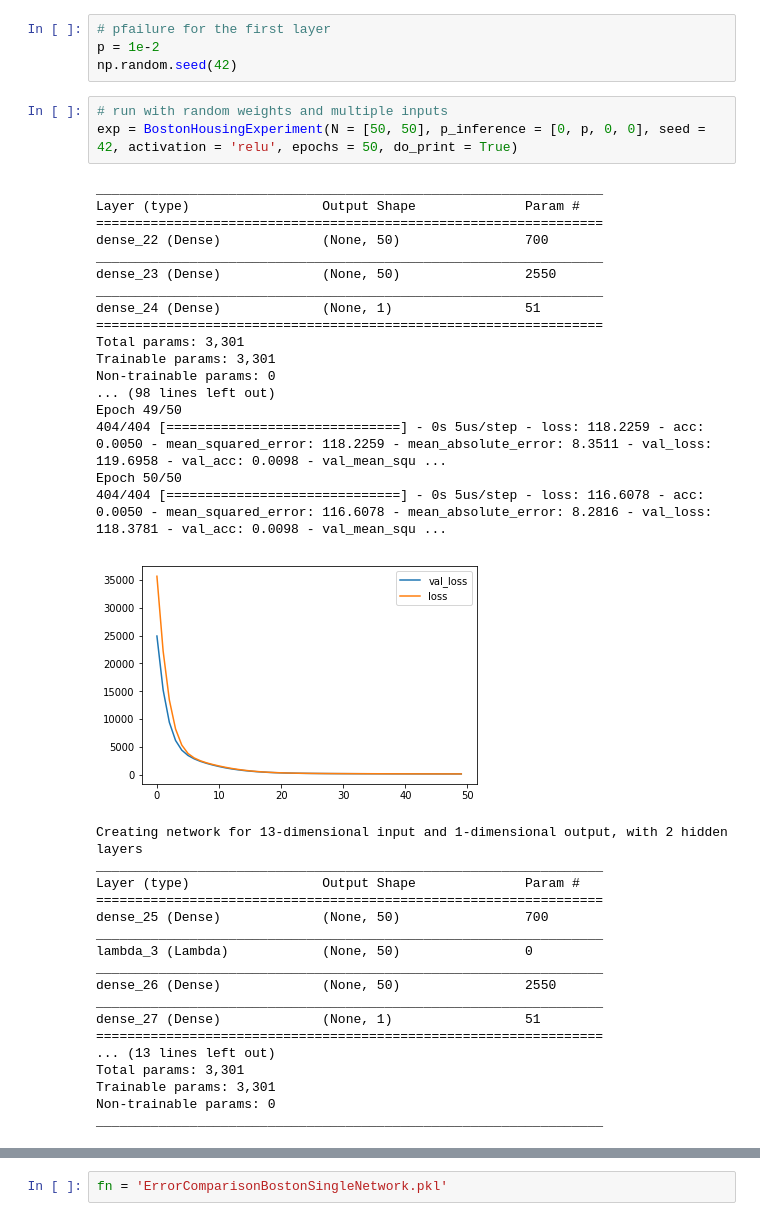
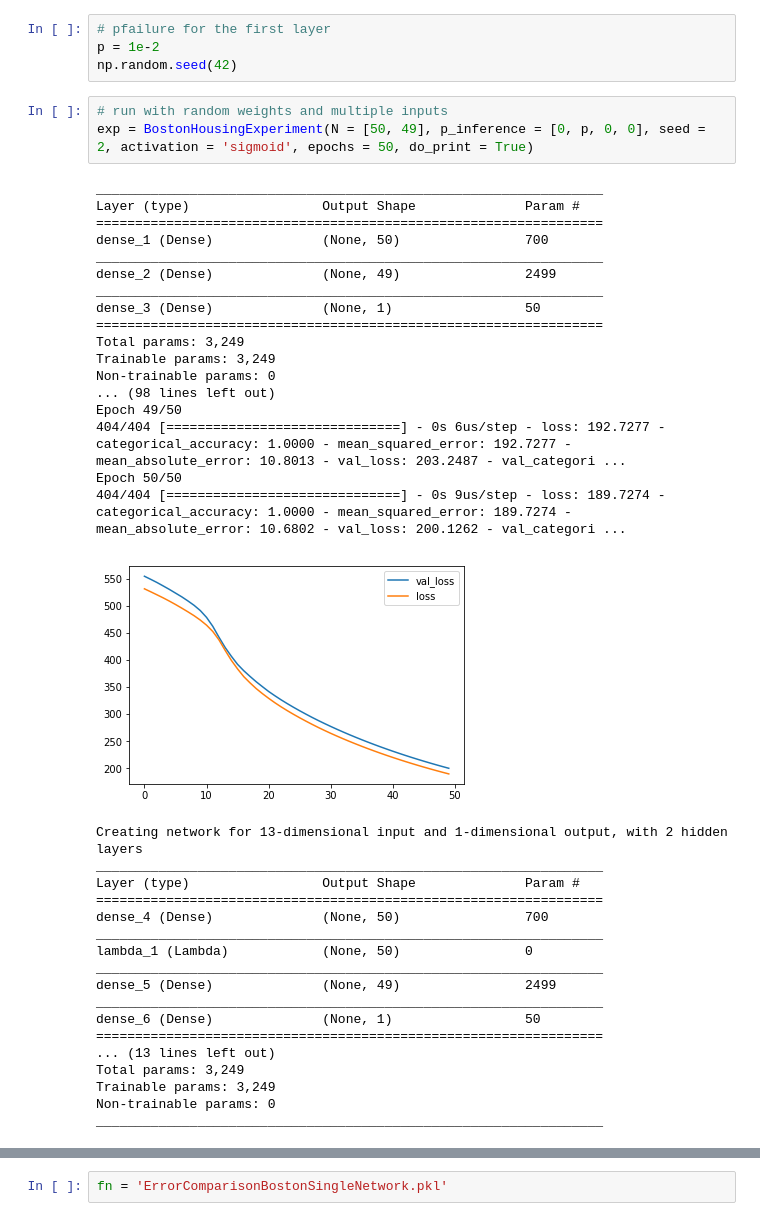
Before and after one commit to LPD-EPFL/nn-fault-tolerance, a Jupyter notebook: ErrorComparisonBoston.ipynb, the cells around one changed output, grey strips where cells are left out. Drawn from its saved outputs; the diff is of its cells as text.

```diff
--- a/ErrorComparisonBoston.ipynb
+++ b/ErrorComparisonBoston.ipynb
@@ -19,41 +23,41 @@ p = 1e-2
 np.random.seed(42)
 # %%
 # run with random weights and multiple inputs
-exp = BostonHousingExperiment(N = [50, 50], p_inference = [0, p, 0, 0], seed = 42, activation = 'relu', epochs = 50, do_print = True)
+exp = BostonHousingExperiment(N = [50, 49], p_inference = [0, p, 0, 0], seed = 2, activation = 'sigmoid', epochs = 50, do_print = True)
 # %% [output]
 _________________________________________________________________
 Layer (type)                 Output Shape              Param #
 =================================================================
-dense_22 (Dense)             (None, 50)                700
+dense_1 (Dense)              (None, 50)                700
 _________________________________________________________________
-dense_23 (Dense)             (None, 50)                2550
+dense_2 (Dense)              (None, 49)                2499
 _________________________________________________________________
-dense_24 (Dense)             (None, 1)                 51
+dense_3 (Dense)              (None, 1)                 50
 =================================================================
-Total params: 3,301
-Trainable params: 3,301
+Total params: 3,249
+Trainable params: 3,249
 Non-trainable params: 0
 ... (98 lines left out)
 Epoch 49/50
-404/404 [==============================] - 0s 5us/step - loss: 118.2259 - acc: 0.0050 - mean_squared_error: 118.2259 - mean_absolute_error: 8.3511 - val_loss: 119.6958 - val_acc: 0.0098 - val_mean_squ ...
+404/404 [==============================] - 0s 6us/step - loss: 192.7277 - categorical_accuracy: 1.0000 - mean_squared_error: 192.7277 - mean_absolute_error: 10.8013 - val_loss: 203.2487 - val_categori ...
 Epoch 50/50
-404/404 [==============================] - 0s 5us/step - loss: 116.6078 - acc: 0.0050 - mean_squared_error: 116.6078 - mean_absolute_error: 8.2816 - val_loss: 118.3781 - val_acc: 0.0098 - val_mean_squ ...
+404/404 [==============================] - 0s 9us/step - loss: 189.7274 - categorical_accuracy: 1.0000 - mean_squared_error: 189.7274 - mean_absolute_error: 10.6802 - val_loss: 200.1262 - val_categori ...
-[figure, old version]
+[figure, new version]
 Creating network for 13-dimensional input and 1-dimensional output, with 2 hidden layers
 _________________________________________________________________
 Layer (type)                 Output Shape              Param #
 =================================================================
-dense_25 (Dense)             (None, 50)                700
+dense_4 (Dense)              (None, 50)                700
 _________________________________________________________________
-lambda_3 (Lambda)            (None, 50)                0
+lambda_1 (Lambda)            (None, 50)                0
 _________________________________________________________________
-dense_26 (Dense)             (None, 50)                2550
+dense_5 (Dense)              (None, 49)                2499
 _________________________________________________________________
-dense_27 (Dense)             (None, 1)                 51
+dense_6 (Dense)              (None, 1)                 50
 =================================================================
 ... (13 lines left out)
-Total params: 3,301
-Trainable params: 3,301
+Total params: 3,249
+Trainable params: 3,249
 Non-trainable params: 0
 _________________________________________________________________
 # %%
```
Also changed, not shown: parts of 8 cells of this notebook, 26 other files.
